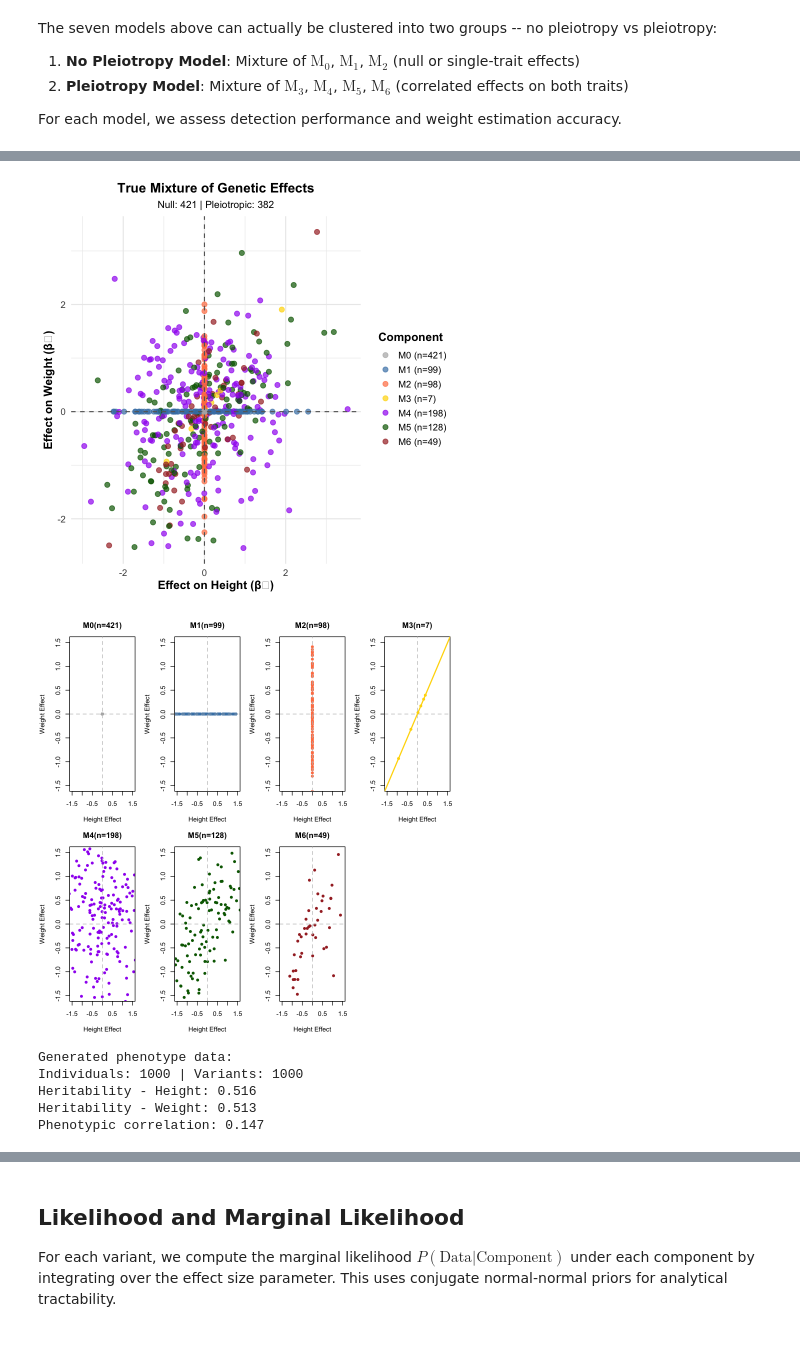
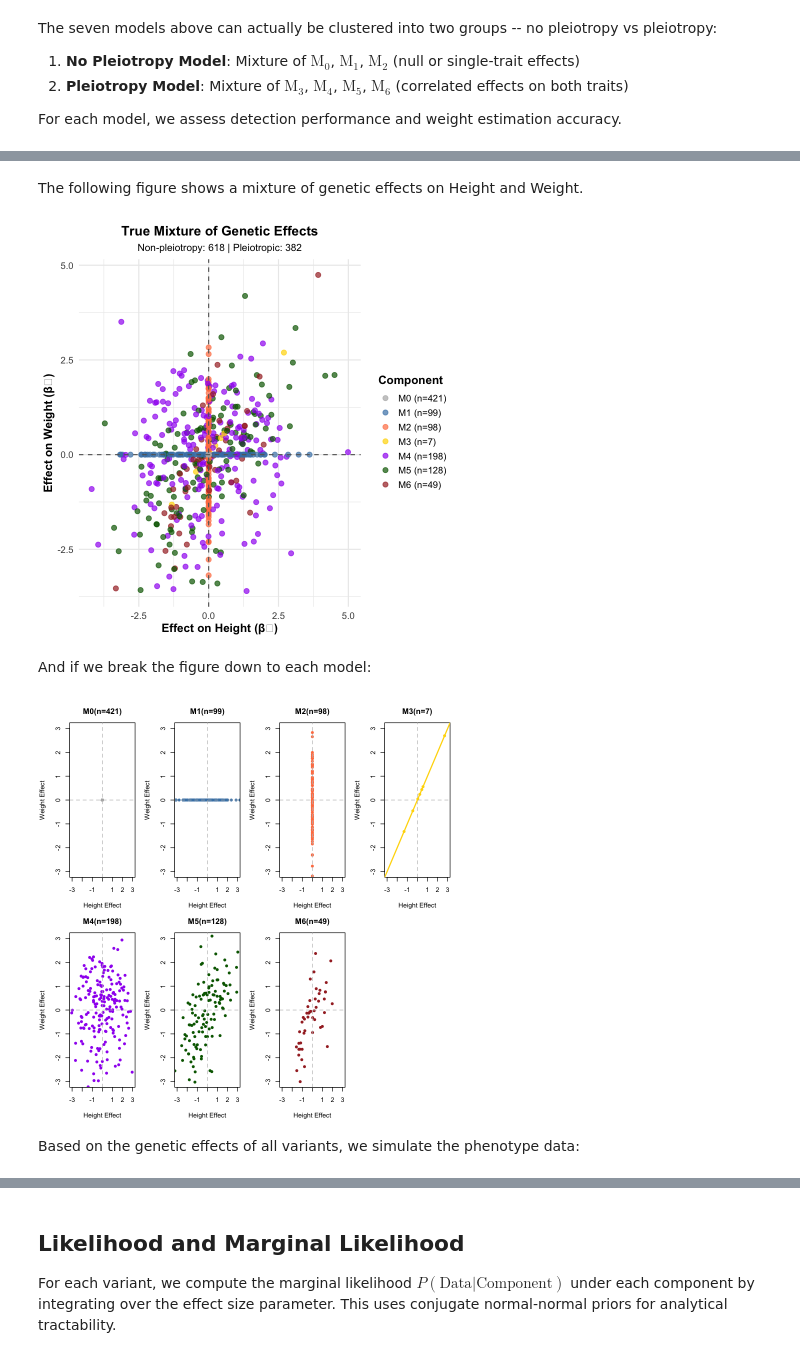
Before and after one commit to StatFunGen/statgen-primer, a Jupyter notebook: Bayesian_mixture_model.ipynb, the cells around one changed output, grey strips where cells are left out. Drawn from its saved outputs; the diff is of its cells as text; code cells hidden in the pictures.

```diff
--- a/Bayesian_mixture_model.ipynb
+++ b/Bayesian_mixture_model.ipynb
@@ -129,10 +129,10 @@ set.seed(91)
 # %%
 # Define parameters and component models
 M <- 1000  # Number of genetic variants
-N <- 1000 # Number of individuals
+N <- 10000  # Number of individuals (increased for better power)
 
 # Effect size parameters - use larger effects for better detection
-effect_variance <- 1.0
+effect_variance <- 2.0  # Increased effect size for clearer signal
 
 # Define the 7 models as covariance matrices
 models <- list(
@@ -186,21 +186,21 @@ component_assignments <- sample(names(models), size = M, replace = TRUE,
                                 prob = mixture_weights)
 
 # Generate bivariate effect sizes based on component assignment
-beta_height <- numeric(M)
-beta_weight <- numeric(M)
+beta_Height <- numeric(M)
+beta_Weight <- numeric(M)
 
 for (i in 1:M) {
   model_name <- component_assignments[i]
   cov_matrix <- models[[model_name]]
 
   if (model_name == "M0") {
-    beta_height[i] <- 0
-    beta_weight[i] <- 0
+    beta_Height[i] <- 0
+    beta_Weight[i] <- 0
   } else {
     cov_matrix_reg <- cov_matrix + diag(1e-8, 2)
     effects <- mvrnorm(1, mu = c(0, 0), Sigma = cov_matrix_reg)
-    beta_height[i] <- effects[1]
-    beta_weight[i] <- effects[2]
+    beta_Height[i] <- effects[1]
+    beta_Weight[i] <- effects[2]
   }
 }
 # %%
@@ -231,38 +219,42 @@ A data.frame: 7 × 2
+# %% [markdown]
+The following figure shows a mixture of genetic effects on Height and Weight.
 # %%
 # Visualize the mixture of effect sizes
 component_colors <- c("M0" = "gray70", "M1" = "steelblue", "M2" = "coral",
                      "M3" = "gold", "M4" = "purple", "M5" = "darkgreen", "M6" = "brown")
 
 plot_data <- data.frame(
-  Height_Effect = beta_height,
-  Weight_Effect = beta_weight,
+  Height_Effect = beta_Height,
+  Weight_Effect = beta_Weight,
   Component = component_assignments
 )
 
 p1 <- ggplot(plot_data, aes(x = Height_Effect, y = Weight_Effect, color = Component)) +
   geom_point(size = 2.5, alpha = 0.7) +
   geom_hline(yintercept = 0, linetype = "dashed", color = "gray40") +
   geom_vline(xintercept = 0, linetype = "dashed", color = "gray40") +
   scale_color_manual(values = component_colors,
                      labels = paste0(names(component_counts), " (n=", component_counts, ")")) +
   labs(
     title = "True Mixture of Genetic Effects",
-    subtitle = paste("Null:", null_variants, "| Pleiotropic:", pleiotropic_variants),
+    subtitle = paste("Non-pleiotropy:", nonpleiotropic_variants, "| Pleiotropic:", pleiotropic_variants),
     x = "Effect on Height (β₁)",
     y = "Effect on Weight (β₂)"
   ) +
   theme_minimal(base_size = 14) +
   theme(
     plot.title = element_text(hjust = 0.5, face = "bold", size = 16),
     plot.subtitle = element_text(hjust = 0.5, size = 12),
     axis.title = element_text(face = "bold"),
     legend.title = element_text(face = "bold"),
     legend.position = "right"
   )
 
 print(p1)
 # %% [output]
-[figure, old version]
+[figure, new version]
+# %% [markdown]
+And if we break the figure down to each model:
 # %%
 # Visualize each component separately to see their distinct patterns
 par(mfrow = c(2, 4), mar = c(4, 4, 3, 1))
@@ -271,20 +263,20 @@ for (comp in names(models)) {
   idx <- which(component_assignments == comp)
 
   if (length(idx) > 0) {
-    h_effects <- beta_height[idx]
-    w_effects <- beta_weight[idx]
+    h_effects <- beta_Height[idx]
+    w_effects <- beta_Weight[idx]
 
     plot(h_effects, w_effects,
          main = paste(comp, "(n=", length(idx), ")", sep=""),
          xlab = "Height Effect", ylab = "Weight Effect",
          col = component_colors[comp], pch = 16,
-         xlim = c(-1.5, 1.5), ylim = c(-1.5, 1.5))
+         xlim = c(-3, 3), ylim = c(-3, 3))
     abline(h = 0, v = 0, lty = 2, col = "gray")
 
     # Add correlation line for M3 (perfect correlation)
     if (comp == "M3") abline(0, 1, col = component_colors[comp], lwd = 2)
   } else {
-    plot(0, 0, type = "n", xlim = c(-1.5, 1.5), ylim = c(-1.5, 1.5),
+    plot(0, 0, type = "n", xlim = c(-3, 3), ylim = c(-3, 3),
          main = paste(comp, "(n=0)", sep=""),
          xlab = "Height Effect", ylab = "Weight Effect")
     abline(h = 0, v = 0, lty = 2, col = "gray")
@@ -293,43 +285,29 @@ for (comp in names(models)) {
 
 par(mfrow = c(1, 1))
 # %% [output]
-[figure, old version]
+[figure, new version]
+# %% [markdown]
+Based on the genetic effects of all variants, we simulate the phenotype data:
 # %%
 # Generate genotype and phenotype data
 maf <- 0.3
 X <- matrix(rbinom(N * M, size = 2, prob = maf), nrow = N, ncol = M)
 
 # Calculate genetic values
-genetic_height <- as.vector(X %*% beta_height)
-genetic_weight <- as.vector(X %*% beta_weight)
+genetic_Height <- as.vector(X %*% beta_Height)
+genetic_Weight <- as.vector(X %*% beta_Weight)
 
-# Use lower heritability to add more noise, making the problem more realistic
-h2 <- 0.5  # 50% heritability
+h2 <- 0.7  # 70% heritability (increased for better detection)
 
-var_genetic_height <- var(genetic_height)
-var_genetic_weight <- var(genetic_weight)
+var_genetic_Height <- var(genetic_Height)
+var_genetic_Weight <- var(genetic_Weight)
 
-var_error_height <- var_genetic_height * (1 - h2) / h2
-var_error_weight <- var_genetic_weight * (1 - h2) / h2
+var_error_Height <- var_genetic_Height * (1 - h2) / h2
+var_error_Weight <- var_genetic_Weight * (1 - h2) / h2
 
-error_height <- rnorm(N, mean = 0, sd = sqrt(var_error_height))
-error_weight <- rnorm(N, mean = 0, sd = sqrt(var_error_weight))
+error_Height <- rnorm(N, mean = 0, sd = sqrt(var_error_Height))
+error_Weight <- rnorm(N, mean = 0, sd = sqrt(var_error_Weight))
 
-phenotype_height <- genetic_height + error_height
-phenotype_weight <- genetic_weight + error_weight
-
-h2_height_realized <- var(genetic_height) / var(phenotype_height)
-h2_weight_realized <- var(genetic_weight) / var(phenotype_weight)
-
-cat("\nGenerated phenotype data:\n")
-cat("Individuals:", N, "| Variants:", M, "\n")
-cat("Heritability - Height:", round(h2_height_realized, 3), "\n")
-cat("Heritability - Weight:", round(h2_weight_realized, 3), "\n")
-cat("Phenotypic correlation:", round(cor(phenotype_height, phenotype_weight), 3), "\n")
+phenotype_Height <- genetic_Height + error_Height
+phenotype_Weight <- genetic_Weight + error_Weight
-# %% [output]
-Generated phenotype data:
-Individuals: 1000 | Variants: 1000
-Heritability - Height: 0.516
-Heritability - Weight: 0.513
-Phenotypic correlation: 0.147
 # %% [markdown]
```
Also changed, not shown: parts of 13 cells of this notebook, 40 other files.
